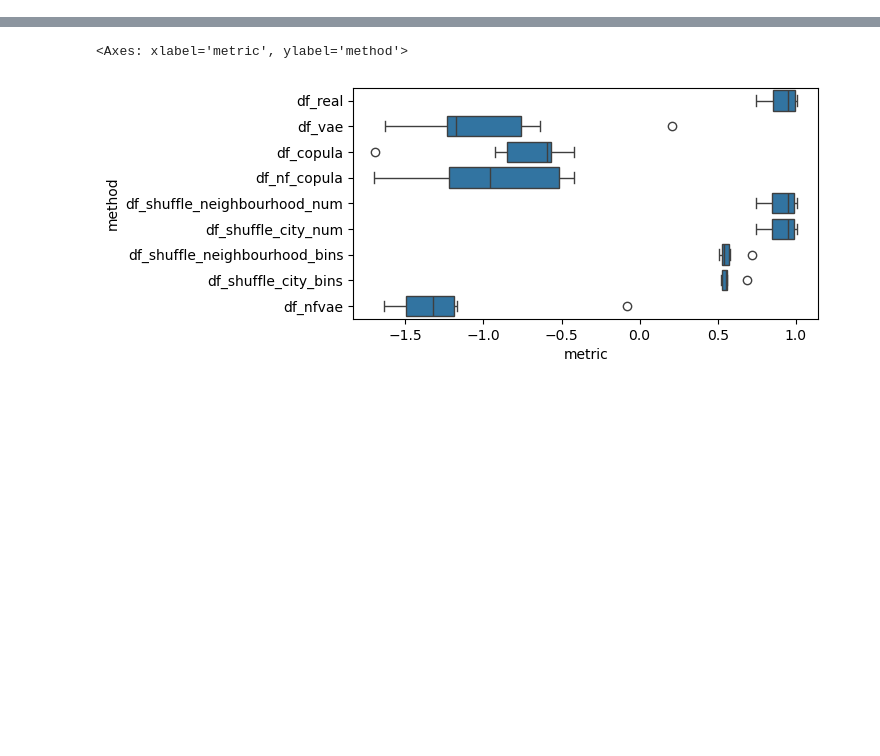
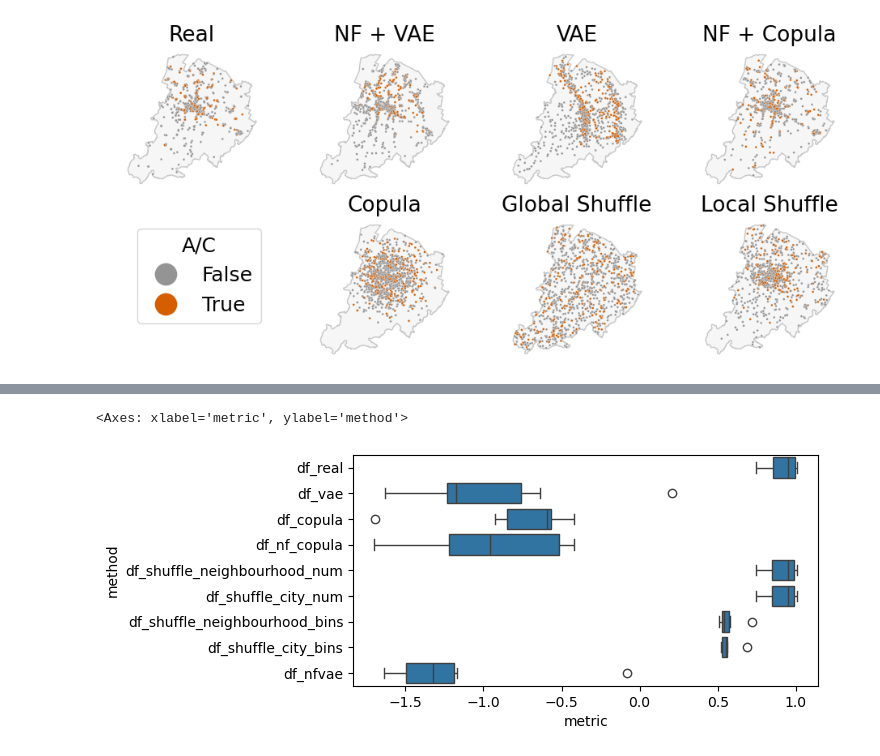
Before and after one commit to jaclenti/NFVAE-population-synthesis, a Jupyter notebook: notebooks/jl_full_comparison_isp.ipynb, the cells around one changed output, grey strips where cells are left out. Cells and saved outputs as stored; diff of their text form; code cells hidden in the pictures; blank space fills up the shorter version.

```diff
--- a/notebooks/jl_full_comparison_isp.ipynb
+++ b/notebooks/jl_full_comparison_isp.ipynb
@@ -5,0 +68,33 @@ from matplotlib.pyplot import subplots as sbp
+# %%
+fig, axes = sbp(ncols = 4, nrows = 2, figsize = (12,5), sharex = True, sharey = True)
+
+fig.subplots_adjust(wspace = 0.1, hspace = 0.2)
+
+for k,(method,title) in enumerate(zip(['df_real','df_nfvae','df_ablation','df_copula_nf','','df_copula_ablation','df_shuffle_province_num','df_shuffle_cap_num'],
+                           ['Real', 'NF + VAE', 'VAE','NF + Copula','','Copula','Global Shuffle','Local Shuffle'])):
+    i,j = divmod(k,4)
+    if method == '':
+        axes[i,j].get_xaxis().set_visible(False)
+        axes[i,j].get_yaxis().set_visible(False)
+        axes[i,j].spines[["right", "top", "left", "bottom"]].set_visible(False)
+        continue
+
+    polyg["geometry"].plot(ax = axes[i,j], color = "lightgrey", alpha = 0.2, edgecolor = "black")
+
+    df_plot = data[method]
+
+    sns.scatterplot(data = df_plot.sample(1000, random_state = 13).assign(flag_air_conditioning = lambda x: (x["flag_air_conditioning"] + 0.) > 0),
+                    hue = "flag_air_conditioning", palette = pal,
+                    x = "x", y = "y", s = 4, ax = axes[i,j])
+
+    axes[i,j].set_title(title, fontsize = 19)
+    axes[i,j].get_xaxis().set_visible(False)
+    axes[i,j].get_yaxis().set_visible(False)
+    axes[i,j].legend().set_visible(False)
+    axes[i,j].spines[["right", "top", "left", "bottom"]].set_visible(False)
+axes[1,1].legend(fontsize = 18, markerscale = 10, title_fontsize = 18,bbox_to_anchor = (-.3, 1.)).set_title("A/C")
+
+
+fig.savefig("../paper/maps_BO_air_conditioning_all_methods.png", format = "png",  bbox_inches='tight')
+# %% [output]
+[figure, added]
```
Also changed, not shown: parts of 46 cells of this notebook, 19 other files.
